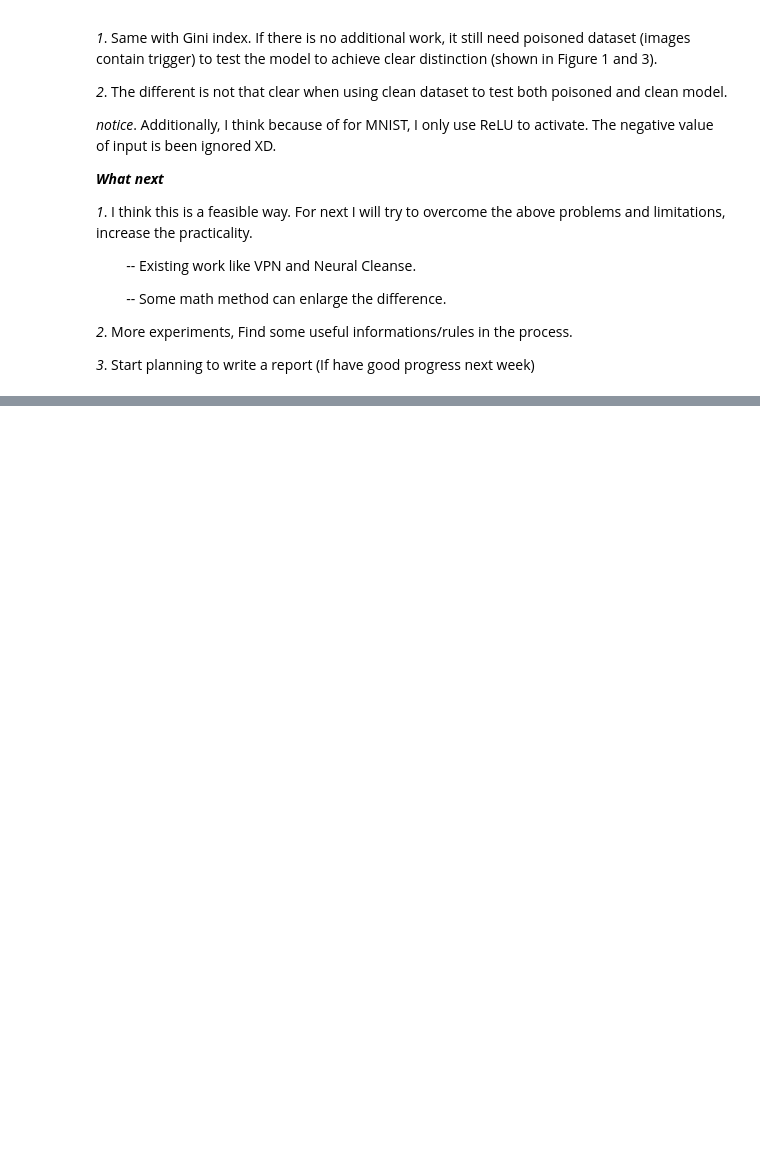
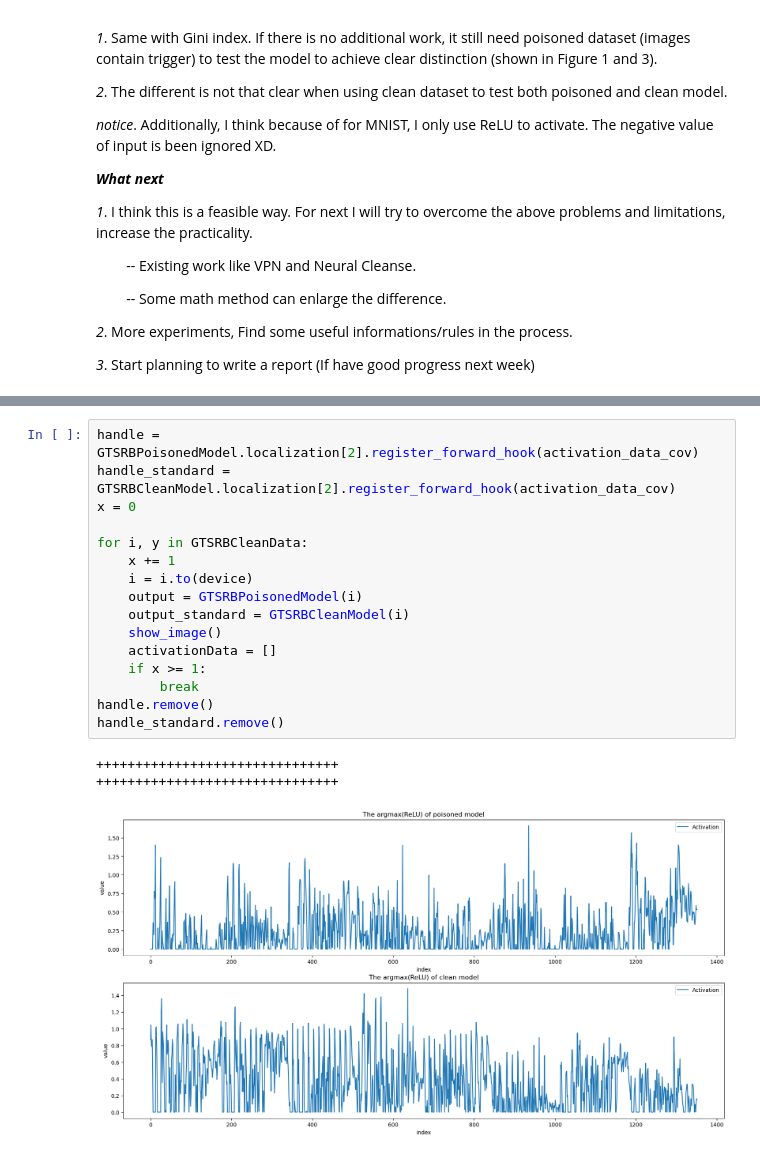
Before and after one commit to LinearAlgebraX/DNNForFinalProject2024, a Jupyter notebook: experiment.ipynb, the cells around one changed output, grey strips where cells are left out. Cells and saved outputs as stored; diff of their text form; blank space fills up the shorter version.

```diff
--- a/experiment.ipynb
+++ b/experiment.ipynb
@@ -519,0 +765,20 @@ handle.remove()
+# %%
+handle = GTSRBPoisonedModel.localization[2].register_forward_hook(activation_data_cov)
+handle_standard = GTSRBCleanModel.localization[2].register_forward_hook(activation_data_cov)
+x = 0
+
+for i, y in GTSRBCleanData:
+    x += 1
+    i = i.to(device)
+    output = GTSRBPoisonedModel(i)
+    output_standard = GTSRBCleanModel(i)
+    show_image()
+    activationData = []
+    if x >= 1:
+        break
+handle.remove()
+handle_standard.remove()
+# %% [output]
++++++++++++++++++++++++++++++++
++++++++++++++++++++++++++++++++
+[figure, added]
```
Also changed, not shown: parts of 18 cells of this notebook, 6 other files.
